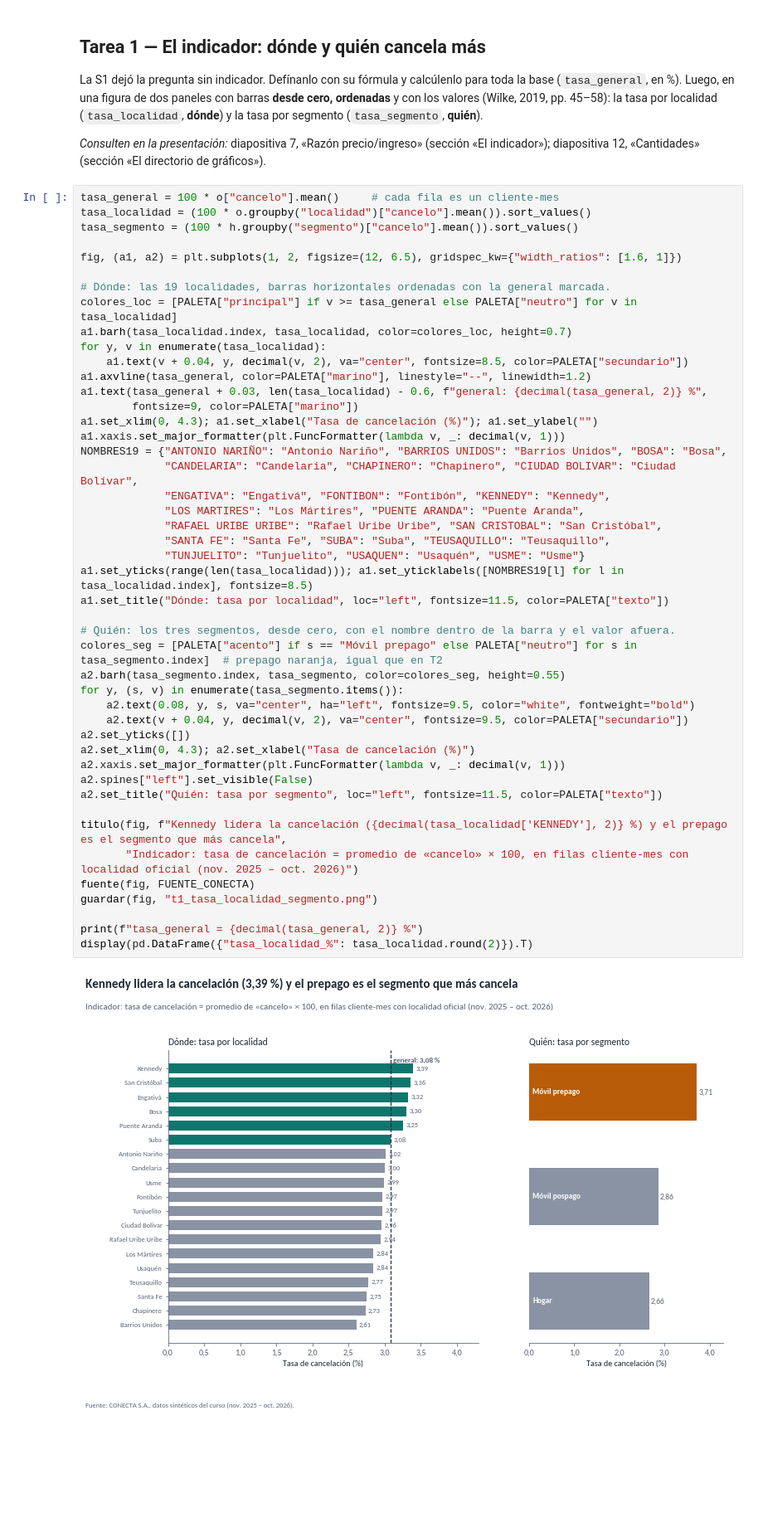
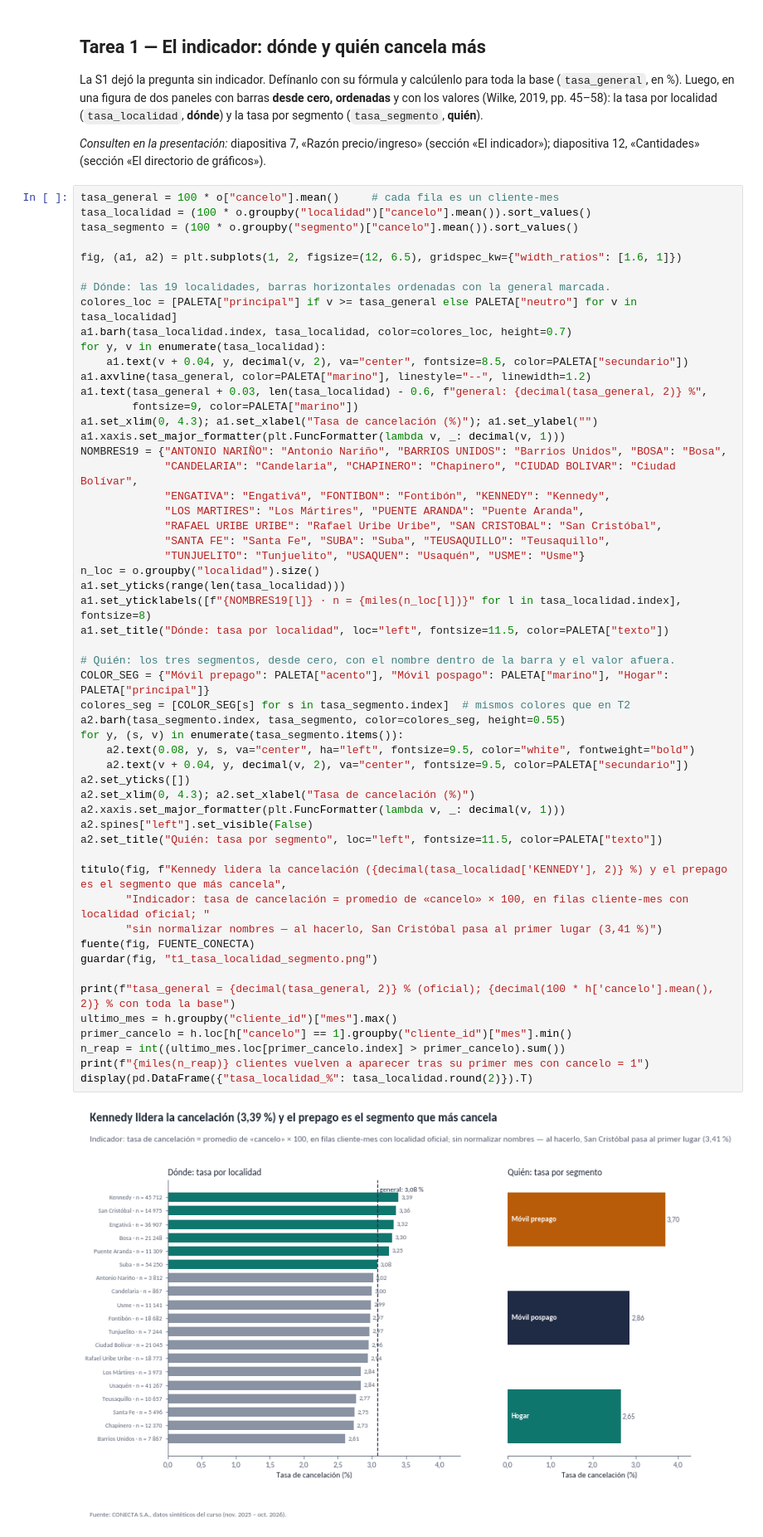
Before and after one commit to juliomariop/visualizacion_datos_especializacion, a Jupyter notebook: sesion_02/DATAVIZ_sesion_2_proyecto_A_grupo_9.ipynb, the cells around one changed output. Shown at 83% size. Saved outputs shown, nothing was run; the diff lists cells and outputs as text; blank space fills up the shorter version.

```diff
--- a/sesion_02/DATAVIZ_sesion_2_proyecto_A_grupo_9.ipynb
+++ b/sesion_02/DATAVIZ_sesion_2_proyecto_A_grupo_9.ipynb
@@ -124,7 +124,7 @@ la tasa por localidad (`tasa_localidad`, **dónde**) y la tasa por segmento (`ta
 # %%
 tasa_general = 100 * o["cancelo"].mean()     # cada fila es un cliente-mes
 tasa_localidad = (100 * o.groupby("localidad")["cancelo"].mean()).sort_values()
-tasa_segmento = (100 * h.groupby("segmento")["cancelo"].mean()).sort_values()
+tasa_segmento = (100 * o.groupby("segmento")["cancelo"].mean()).sort_values()
 
 fig, (a1, a2) = plt.subplots(1, 2, figsize=(12, 6.5), gridspec_kw={"width_ratios": [1.6, 1]})
 
@@ -137,35 +137,43 @@ a1.axvline(tasa_general, color=PALETA["marino"], linestyle="--", linewidth=1.2)
 a1.text(tasa_general + 0.03, len(tasa_localidad) - 0.6, f"general: {decimal(tasa_general, 2)} %",
         fontsize=9, color=PALETA["marino"])
 a1.set_xlim(0, 4.3); a1.set_xlabel("Tasa de cancelación (%)"); a1.set_ylabel("")
 a1.xaxis.set_major_formatter(plt.FuncFormatter(lambda v, _: decimal(v, 1)))
 NOMBRES19 = {"ANTONIO NARIÑO": "Antonio Nariño", "BARRIOS UNIDOS": "Barrios Unidos", "BOSA": "Bosa",
              "CANDELARIA": "Candelaria", "CHAPINERO": "Chapinero", "CIUDAD BOLIVAR": "Ciudad Bolívar",
              "ENGATIVA": "Engativá", "FONTIBON": "Fontibón", "KENNEDY": "Kennedy",
              "LOS MARTIRES": "Los Mártires", "PUENTE ARANDA": "Puente Aranda",
              "RAFAEL URIBE URIBE": "Rafael Uribe Uribe", "SAN CRISTOBAL": "San Cristóbal",
              "SANTA FE": "Santa Fe", "SUBA": "Suba", "TEUSAQUILLO": "Teusaquillo",
              "TUNJUELITO": "Tunjuelito", "USAQUEN": "Usaquén", "USME": "Usme"}
-a1.set_yticks(range(len(tasa_localidad))); a1.set_yticklabels([NOMBRES19[l] for l in tasa_localidad.index], fontsize=8.5)
+n_loc = o.groupby("localidad").size()
+a1.set_yticks(range(len(tasa_localidad)))
+a1.set_yticklabels([f"{NOMBRES19[l]} · n = {miles(n_loc[l])}" for l in tasa_localidad.index], fontsize=8)
 a1.set_title("Dónde: tasa por localidad", loc="left", fontsize=11.5, color=PALETA["texto"])
 
 # Quién: los tres segmentos, desde cero, con el nombre dentro de la barra y el valor afuera.
-colores_seg = [PALETA["acento"] if s == "Móvil prepago" else PALETA["neutro"] for s in tasa_segmento.index]  # prepago naranja, igual que en T2
+COLOR_SEG = {"Móvil prepago": PALETA["acento"], "Móvil pospago": PALETA["marino"], "Hogar": PALETA["principal"]}
+colores_seg = [COLOR_SEG[s] for s in tasa_segmento.index]  # mismos colores que en T2
 a2.barh(tasa_segmento.index, tasa_segmento, color=colores_seg, height=0.55)
 for y, (s, v) in enumerate(tasa_segmento.items()):
     a2.text(0.08, y, s, va="center", ha="left", fontsize=9.5, color="white", fontweight="bold")
     a2.text(v + 0.04, y, decimal(v, 2), va="center", fontsize=9.5, color=PALETA["secundario"])
 a2.set_yticks([])
 a2.set_xlim(0, 4.3); a2.set_xlabel("Tasa de cancelación (%)")
 a2.xaxis.set_major_formatter(plt.FuncFormatter(lambda v, _: decimal(v, 1)))
 a2.spines["left"].set_visible(False)
 a2.set_title("Quién: tasa por segmento", loc="left", fontsize=11.5, color=PALETA["texto"])
 
 titulo(fig, f"Kennedy lidera la cancelación ({decimal(tasa_localidad['KENNEDY'], 2)} %) y el prepago es el segmento que más cancela",
-       "Indicador: tasa de cancelación = promedio de «cancelo» × 100, en filas cliente-mes con localidad oficial (nov. 2025 – oct. 2026)")
+       "Indicador: tasa de cancelación = promedio de «cancelo» × 100, en filas cliente-mes con localidad oficial; "
+       "sin normalizar nombres — al hacerlo, San Cristóbal pasa al primer lugar (3,41 %)")
 fuente(fig, FUENTE_CONECTA)
 guardar(fig, "t1_tasa_localidad_segmento.png")
 
-print(f"tasa_general = {decimal(tasa_general, 2)} %")
+print(f"tasa_general = {decimal(tasa_general, 2)} % (oficial); {decimal(100 * h['cancelo'].mean(), 2)} % con toda la base")
+ultimo_mes = h.groupby("cliente_id")["mes"].max()
+primer_cancelo = h.loc[h["cancelo"] == 1].groupby("cliente_id")["mes"].min()
+n_reap = int((ultimo_mes.loc[primer_cancelo.index] > primer_cancelo).sum())
+print(f"{miles(n_reap)} clientes vuelven a aparecer tras su primer mes con cancelo = 1")
 display(pd.DataFrame({"tasa_localidad_%": tasa_localidad.round(2)}).T)
 # %% [output]
-[figure, old version]
+[figure, new version]
```
Also changed, not shown: parts of 9 cells of this notebook, 4 other files.
